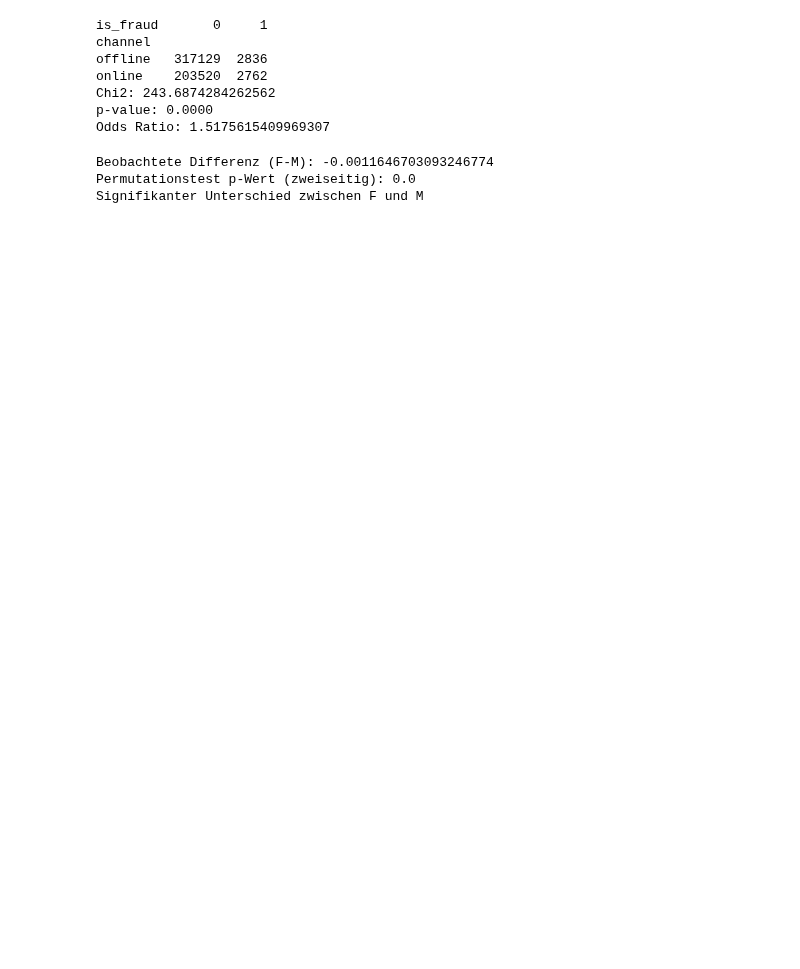
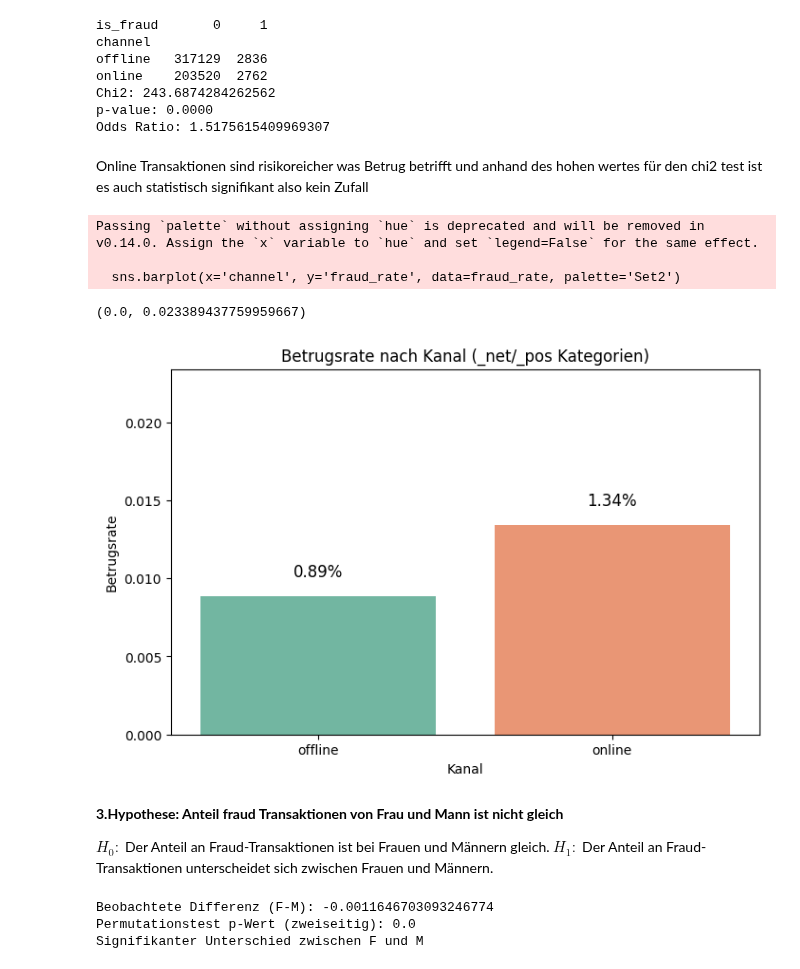
Before and after one commit to philethaler/Statistik-Datenbank, a Jupyter notebook: Analyse_7und8.ipynb, the cells around one changed output. Cells and saved outputs as stored; diff of their text form; code cells hidden in the pictures; blank space fills up the shorter version.

```diff
--- a/Analyse_7und8.ipynb
+++ b/Analyse_7und8.ipynb
@@ -56,6 +160,36 @@ online    203520  2762
 Chi2: 243.6874284262562
 p-value: 0.0000
 Odds Ratio: 1.5175615409969307
+# %% [markdown]
+Online Transaktionen sind risikoreicher was Betrug betrifft und anhand des hohen wertes für den chi2 test ist es auch statistisch signifikant also kein Zufall
+# %%
+# Betrugsrate pro Kanal (bereits berechnet)
+fraud_rate = ds_filtered.groupby('channel')['is_fraud'].mean().reset_index()
+fraud_rate.rename(columns={'is_fraud': 'fraud_rate'}, inplace=True)
+
+plt.figure(figsize=(8,5))
+sns.barplot(x='channel', y='fraud_rate', data=fraud_rate, palette='Set2')
+
+# Werte annotieren
+for i, row in fraud_rate.iterrows():
+    plt.text(i, row['fraud_rate'] + 0.001, f"{row['fraud_rate']*100:.2f}%",
+             ha='center', va='bottom', fontsize=12)
+
+plt.title("Betrugsrate nach Kanal (_net/_pos Kategorien)")
+plt.ylabel("Betrugsrate")
+plt.xlabel("Kanal")
+plt.ylim(0, fraud_rate['fraud_rate'].max() + 0.01)
+# %% [output]
+Passing `palette` without assigning `hue` is deprecated and will be removed in v0.14.0. Assign the `x` variable to `hue` and set `legend=False` for the same effect.
+
+  sns.barplot(x='channel', y='fraud_rate', data=fraud_rate, palette='Set2')
+(0.0, 0.023389437759959667)
+[figure, added]
+# %% [markdown]
+**3.Hypothese: Anteil fraud Transaktionen von Frau und Mann ist nicht gleich**
+
+$H_0:$ Der Anteil an Fraud-Transaktionen ist bei Frauen und Männern gleich.
+$H_1:$ Der Anteil an Fraud-Transaktionen unterscheidet sich zwischen Frauen und Männern.
 # %%
 # Gruppen
 group_M = ds[ds['gender'] == 'M']['is_fraud'].values
```
Also changed, not shown: parts of 23 cells of this notebook.
